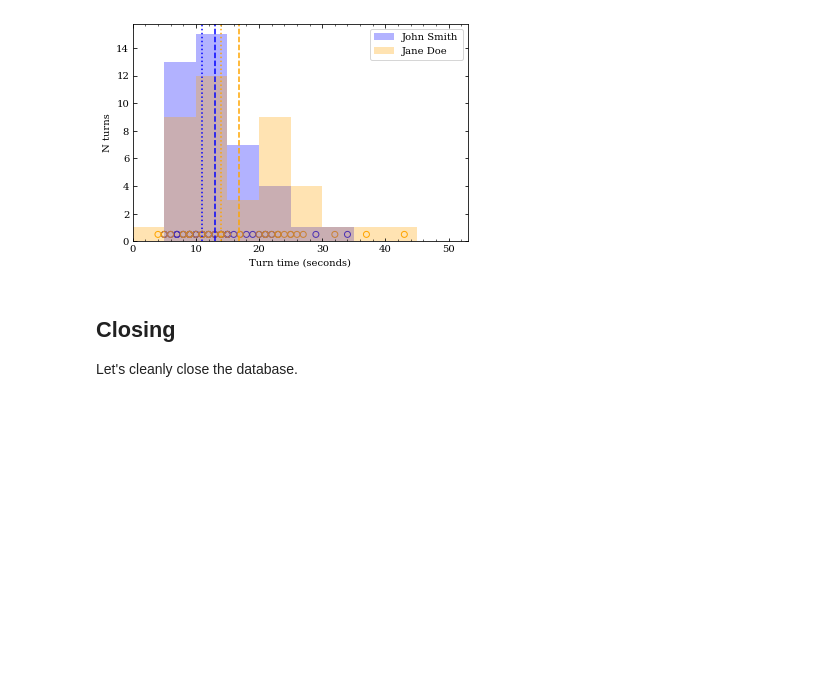
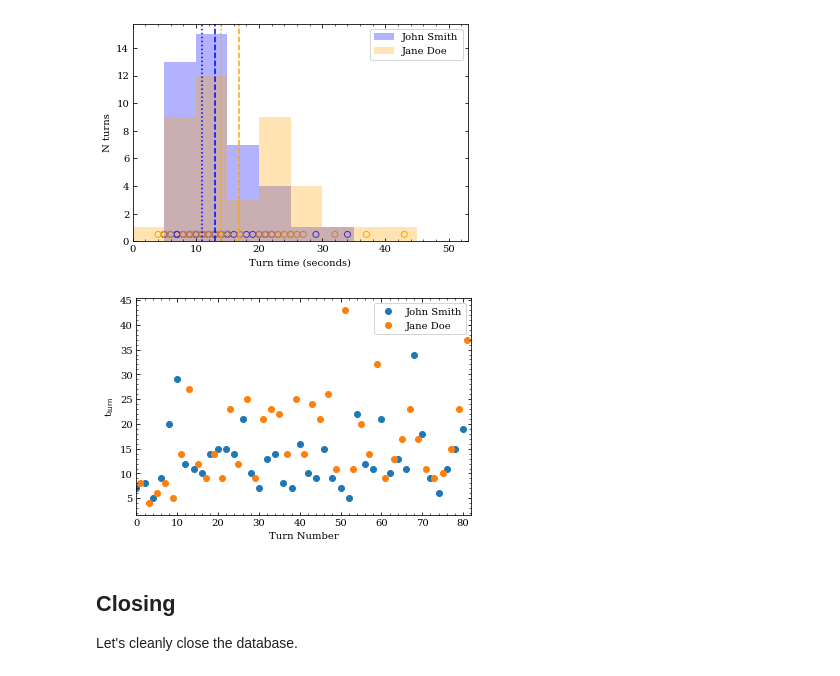
Before and after one commit to privong/CarcassonneScore, a Jupyter notebook: analysis/SampleAnalysis-SingleGame.ipynb, the cells around one changed output. Cells and saved outputs as stored; diff of their text form; code cells hidden in the pictures; blank space fills up the shorter version.

Commit message:
analysis: plot turn length vs turn number

```diff
--- a/analysis/SampleAnalysis-SingleGame.ipynb
+++ b/analysis/SampleAnalysis-SingleGame.ipynb
@@ -225,6 +225,26 @@ ax[0][0].tick_params(axis='y', which='minor', left=False, right=False)
 Turn time for John Smith: median=11s, mean=13s
 Turn time for Jane Doe: median=14s, mean=17s
 [figure]
+# %%
+fig, ax = plt.subplots(1, 1, squeeze=False)
+turns = np.array(turns,
+                 dtype=[('Date', 'S20'),
+                        ('playerID', float),
+                        ('turnNum', float)])
+for i, playerID in enumerate(playerIDs):
+    playerturns = turns[turns['playerID']==playerID[0]]
+    lastturn = np.max(playerturns['turnNum'])
+    ax[0][0].scatter(playerturns['turnNum'],
+                     playerdt[playerID[0]],
+                     label=players[playerID[0]])
+    ax[0][0].set_ylabel(r't$_{\rm turn}$')
+    ax[0][0].set_xlabel('Turn Number')
+
+ax[0][0].set_xlim([0, np.max(turns['turnNum'])+1])
+ax[0][0].legend(loc='best')
+ax[0][0].minorticks_on()
+# %% [output]
+[figure, added]
 # %% [markdown]
 ## Closing
 
```
Also changed, not shown: 1 other file.
